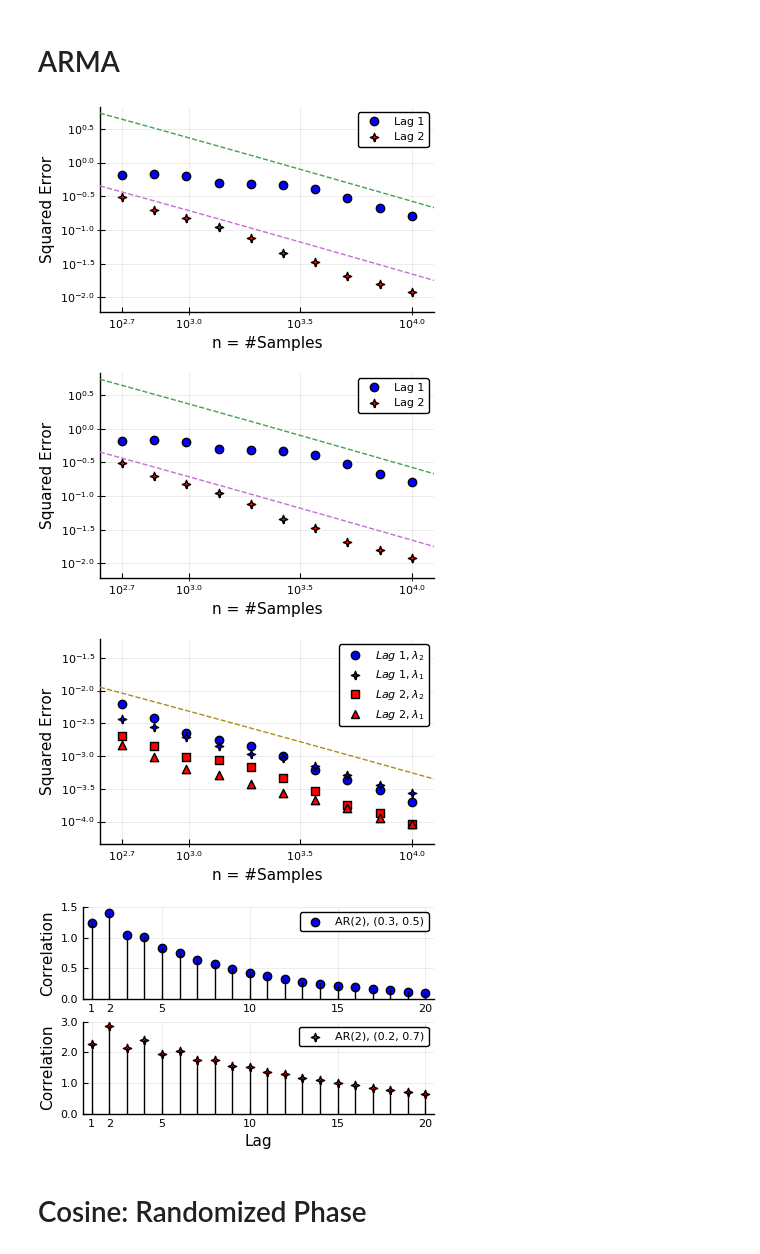
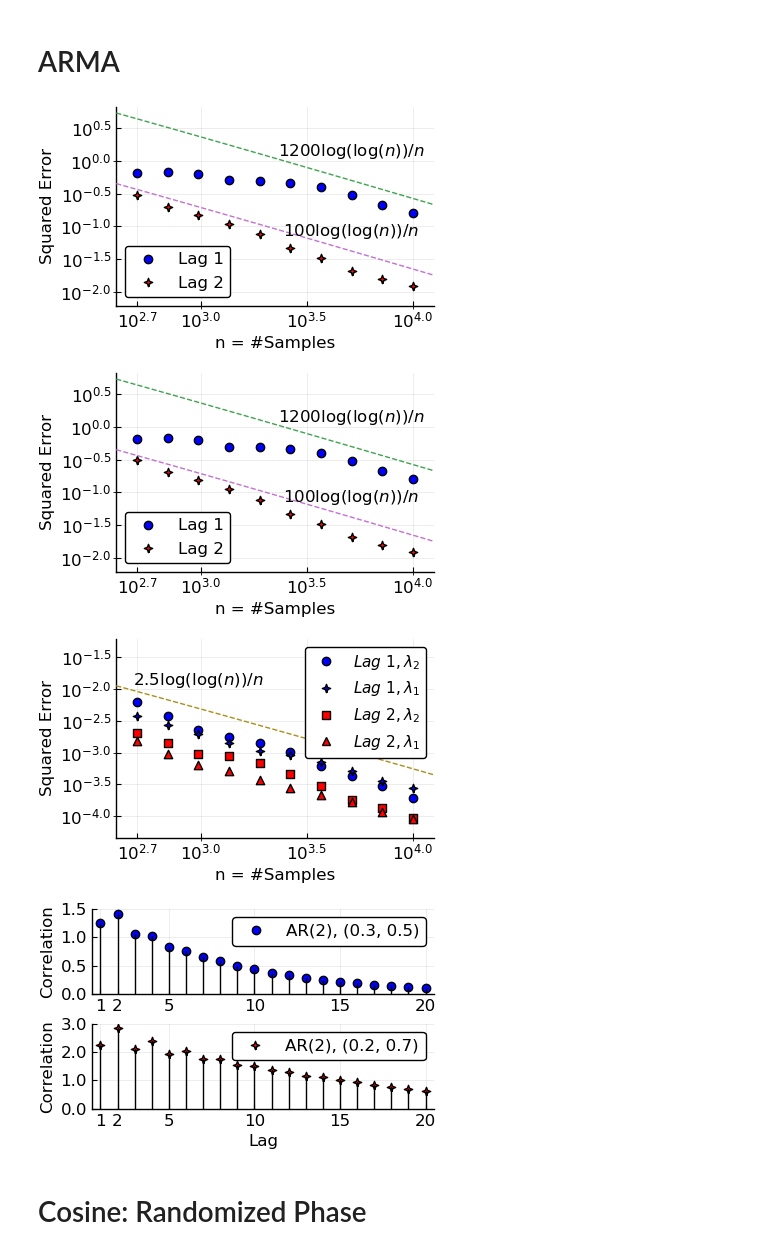
Before and after one commit to aprasadan/DMF.jl, a Jupyter notebook: examples/SyntheticSimulations.ipynb, the cells around one changed output. Drawn from its saved outputs; the diff is of its cells as text; code cells hidden in the pictures.

```diff
--- a/examples/SyntheticSimulations.ipynb
+++ b/examples/SyntheticSimulations.ipynb
@@ -281,8 +284,12 @@ boundline1 = 1200 * (log.(log.(n_pl)) ./ n_pl).^(1.0)
 p1 = plot!(n_pl, boundline1, label = "", linestyle = :dash)
 boundline2 = 100 * (log.(log.(n_pl)) ./ n_pl).^(1.0)
 p1 = plot!(n_pl, boundline2, label = "", linestyle = :dash)
+p1 = plot!(ann = (n_pl[end - 3], 2 * boundline1[end - 4], L"1200 \log(\log(n))/n", 12))
+p1 = plot!(ann = (n_pl[end - 3], 2 * boundline2[end - 3], L"100 \log(\log(n))/n", 12))
+font = Plots.font("Helvetica", 12)
+p1 = plot!(legend = :bottomleft, legendfont = font, guidefont = font, xtickfont = font, ytickfont = font)
 # %% [output]
-[figure, old version]
+[figure, new version]
 # %%
 # S ERROR
 arma_signal_error_m = dropdims(mean(arma_signal_error; dims = 3); dims = 3)
@@ -304,8 +311,12 @@ boundline1 = 1200 * (log.(log.(n_pl)) ./ n_pl).^(1.0)
 p1 = plot!(n_pl, boundline1, label = "", linestyle = :dash)
 boundline2 = 100 * (log.(log.(n_pl)) ./ n_pl).^(1.0)
 p1 = plot!(n_pl, boundline2, label = "", linestyle = :dash)
+p1 = plot!(ann = (n_pl[end - 3], 2 * boundline1[end - 4], L"1200 \log(\log(n))/n", 12))
+p1 = plot!(ann = (n_pl[end - 3], 2 * boundline2[end - 3], L"100 \log(\log(n))/n", 12))
+font = Plots.font("Helvetica", 12)
+p1 = plot!(legend = :bottomleft, legendfont = font, guidefont = font, xtickfont = font, ytickfont = font)
 # %% [output]
-[figure, old version]
+[figure, new version]
 # %%
 # Eigenvalue ERROR
 arma_eigenvalue_error_m = dropdims(mean(arma_eigenvalue_error; dims = 4); dims = 4)
@@ -327,42 +338,51 @@ p1 = scatter!(n_list, arma_eigenvalue_error_m[:, 2, 2], label = L"Lag\,\,2, \lam
 n_pl = [10^2.6; n_list; 10^4.1]
 boundline1 = 2.5 * (log.(log.(n_pl)) ./ n_pl).^(1.0)
 p1 = plot!(n_pl, boundline1, label = "", linestyle = :dash)
+p1 = plot!(ann = (n_pl[4], 2 * boundline1[3], L"2.5 \log(\log(n))/n", 12))
+font = Plots.font("Helvetica", 12)
+p1 = plot!(legend = :topright, legendfont = Plots.font("Helvetica", 11), guidefont = font, xtickfont = font, ytickfont = font)
 # %% [output]
-[figure, old version]
+[figure, new version]
 # %%
 # Autocorrelation Function
-
+"""
 a_trials = 100
 
 ac_35 = zeros(n_list[end])
 ac_27 = zeros(n_list[end])
 
 for tr = 1:1:a_trials
     ar35 = gen_arma_sequence(n_list[end], [0.3; 0.5], [], 1.0)
     ar27 = gen_arma_sequence(n_list[end], [0.2; 0.7], [], 1.0)
 
     ac_35 += autocorrelation(ar35)
     ac_27 += autocorrelation(ar27)
 end
 ac_35 /= a_trials
 ac_27 /= a_trials
+"""
 
 p_idx = 1:20
 
 p1 = plot(reuse = false, size = (trace_size[1], trace_size[2] / 2))
 p1 = scatter!(p_idx, ac_35[p_idx .+ 1], label = "AR(2), (0.3, 0.5)", xlim = (p_idx[1] - 0.5, p_idx[end] + 0.5), ylim = (0, 1.5), markersize = 6, marker = :circle, color = :blue, ylabel = "Correlation", xticks = [1, 2, 5, 10, 15, 20])
 for pp = 1:1:length(p_idx)
     p1 = plot!([p_idx[pp], p_idx[pp]], [0, ac_35[p_idx[pp] .+ 1]], label = "", color = :black)
 end
+font = Plots.font("Helvetica", 12)
+p1 = plot!(legend = :topright, legendfont = font, guidefont = font, xtickfont = font, ytickfont = font)
 
 p2 = plot(reuse = false, size = (trace_size[1], trace_size[2] / 2))
 p2 = scatter!(p_idx, ac_27[p_idx .+ 1], label = "AR(2), (0.2, 0.7)", xlim = (p_idx[1] - 0.5, p_idx[end] + 0.5), ylim = (0, 3), markersize = 6, marker = :star4, color = :red, xlabel = "Lag", ylabel = "Correlation", yticks = ([0.0, 1.0, 2.0, 3.0], ["0.0", "1.0", "2.0", "3.0"]), xticks = [1, 2, 5, 10, 15, 20])
 for pp = 1:1:length(p_idx)
     p2 = plot!([p_idx[pp], p_idx[pp]], [0, ac_27[p_idx[pp] .+ 1]], label = "", color = :black)
 end
+font = Plots.font("Helvetica", 12)
+p2 = plot!(legend = :topright, legendfont = font, guidefont = font, xtickfont = font, ytickfont = font)
+
 plot(p1, p2, layout = (2, 1), size = trace_size)
 # %% [output]
-[figure, old version]
+[figure, new version]
 # %% [markdown]
 # Cosine: Randomized Phase
 # %%
```
Also changed, not shown: parts of 15 cells of this notebook, 1 other file.
